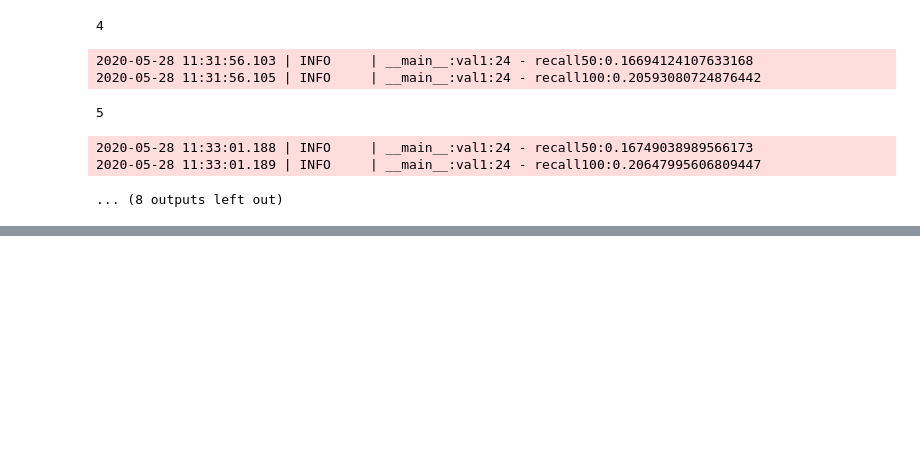
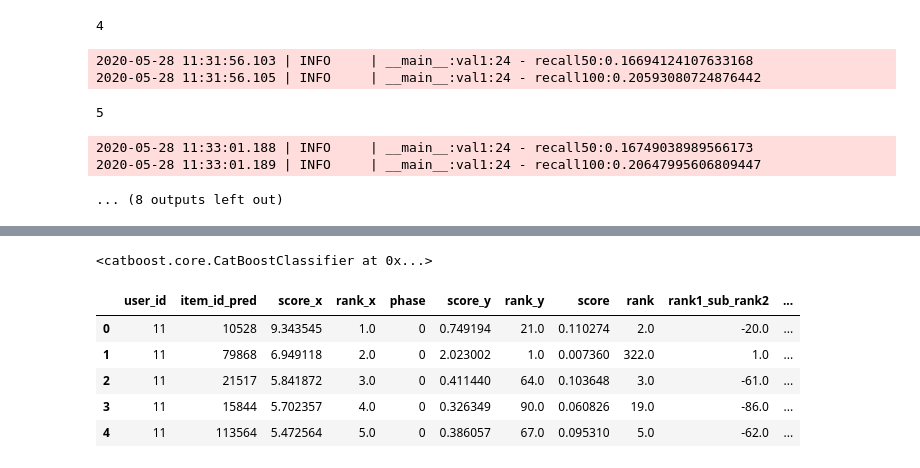
Before and after one commit to mayi140611/myappsexlib, a Jupyter notebook: a_0330_0527_Modern_E_Commerce_Platform_Debiasing/rank.ipynb, the cells around one changed output, grey strips where cells are left out. Saved outputs shown, nothing was run; the diff lists cells and outputs as text; code cells hidden in the pictures; blank space fills up the shorter version.

```diff
--- a/a_0330_0527_Modern_E_Commerce_Platform_Debiasing/rank.ipynb
+++ b/a_0330_0527_Modern_E_Commerce_Platform_Debiasing/rank.ipynb
@@ -823,0 +753,8 @@ def val(model, df_val, y_val, cat_cols):
+# %%
+phase = [0, 1, 2, 3, 4, 5, 6]
+match_num = 500
+
+df = data_preporcess([r_itemcf, r_binn, r_itemcf_yl], match_num, phase)
+df = fe(df)
+train_data, val_data, cat_cols = get_model_input(df)
+model = get_model(train_data, val_data, cat_cols)
@@ -823,0 +769,18 @@ def val(model, df_val, y_val, cat_cols):
+# %%
+model = CatBoostClassifier()
+model.load_model(os.path.join(args.DATA_DIR, 'data_gen/catboost_model500_feat_last12345.dump'))
+# %% [output]
+<catboost.core.CatBoostClassifier at 0x...>
+# %%
+df.loc[:, 'fscore'] = model.predict_proba(val_data)[:, 1]
+# %%
+df.loc[:, 'frank'] = df.groupby('user_id')['fscore'].rank(method='first', ascending=False)
+# %%
+df.head()
+# %% [output]
+|  | user_id | item_id_pred | score_x | rank_x | phase | score_y | rank_y | score | rank | rank1_sub_rank2 | ... |
+| 0 | 11 | 10528 | 9.343545 | 1.0 | 0 | 0.749194 | 21.0 | 0.110274 | 2.0 | -20.0 | ... |
+| 1 | 11 | 79868 | 6.949118 | 2.0 | 0 | 2.023002 | 1.0 | 0.007360 | 322.0 | 1.0 | ... |
+| 2 | 11 | 21517 | 5.841872 | 3.0 | 0 | 0.411440 | 64.0 | 0.103648 | 3.0 | -61.0 | ... |
+| 3 | 11 | 15844 | 5.702357 | 4.0 | 0 | 0.326349 | 90.0 | 0.060826 | 19.0 | -86.0 | ... |
+| 4 | 11 | 113564 | 5.472564 | 5.0 | 0 | 0.386057 | 67.0 | 0.095310 | 5.0 | -62.0 | ... |
```
Also changed, not shown: parts of 59 cells of this notebook.
